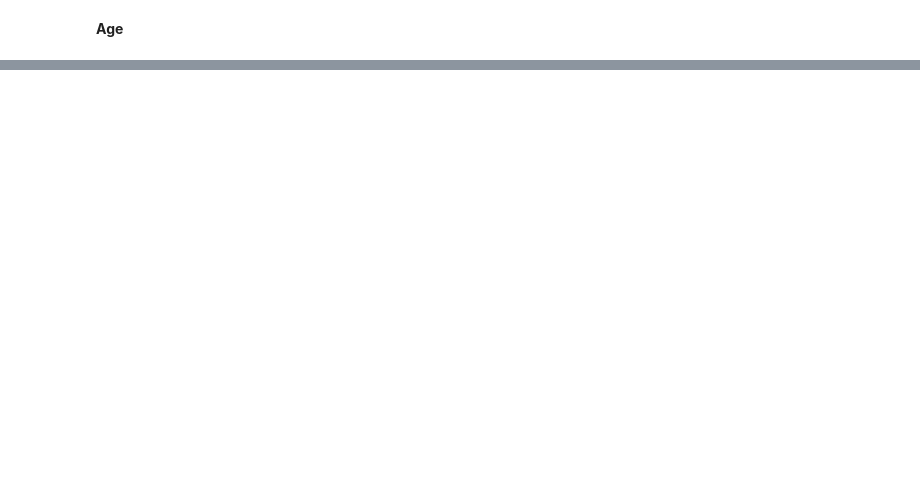
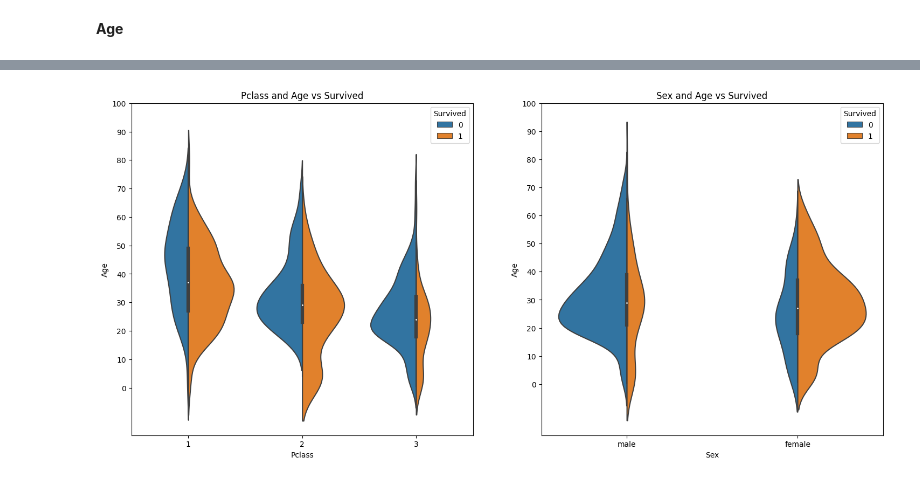
Before and after one commit to finn1729/Kaggle_Titanic, a Jupyter notebook: jun-bd-titanic.ipynb, the cells around one changed output, grey strips where cells are left out. Cells and saved outputs as stored; diff of their text form; code cells hidden in the pictures; blank space fills up the shorter version.

```diff
--- a/jun-bd-titanic.ipynb
+++ b/jun-bd-titanic.ipynb
@@ -260,0 +325,16 @@ plt.show()
+# %%
+f, ax = plt.subplots(1, 2, figsize=(18, 8))
+sns.violinplot(x="Pclass", y="Age", hue="Survived", data=df_train, scale='count', split=True, ax=ax[0])
+# split=True 두가지의 값만 가진 열이 있을때 좌/우를 나눠서 데이터를 각각 표현한다
+# scale='count' 데이터 개수를 세서 두깨를 나타낸다. 'area': 전체 바이올린의 면적을 같은 크기, 'width':모든 바이올린의 폭을 동일하게
+
+ax[0].set_title('Pclass and Age vs Survived')
+ax[0].set_yticks(range(0,110,10)) # range 는 끝값을 포함하지 않아 110까지라고 적음.
+
+sns.violinplot(x="Sex", y="Age", hue="Survived", data=df_train, scale='count', split=True, ax=ax[1])
+ax[1].set_title('Sex and Age vs Survived')
+ax[1].set_yticks(range(0,110,10)) # range 는 끝값을 포함하지 않아 110까지라고 적음.
+
+plt.show()
+# %% [output]
+[figure, added]
```
Also changed, not shown: parts of 22 cells of this notebook.
